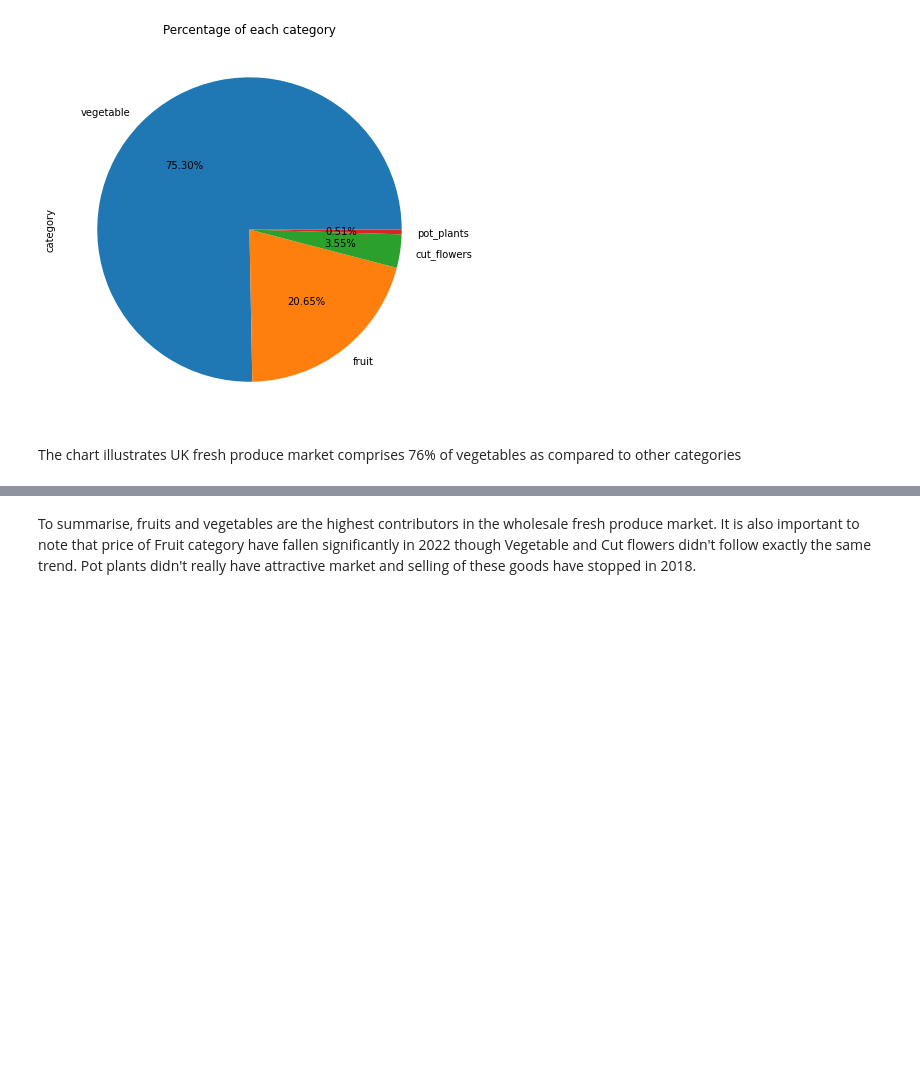
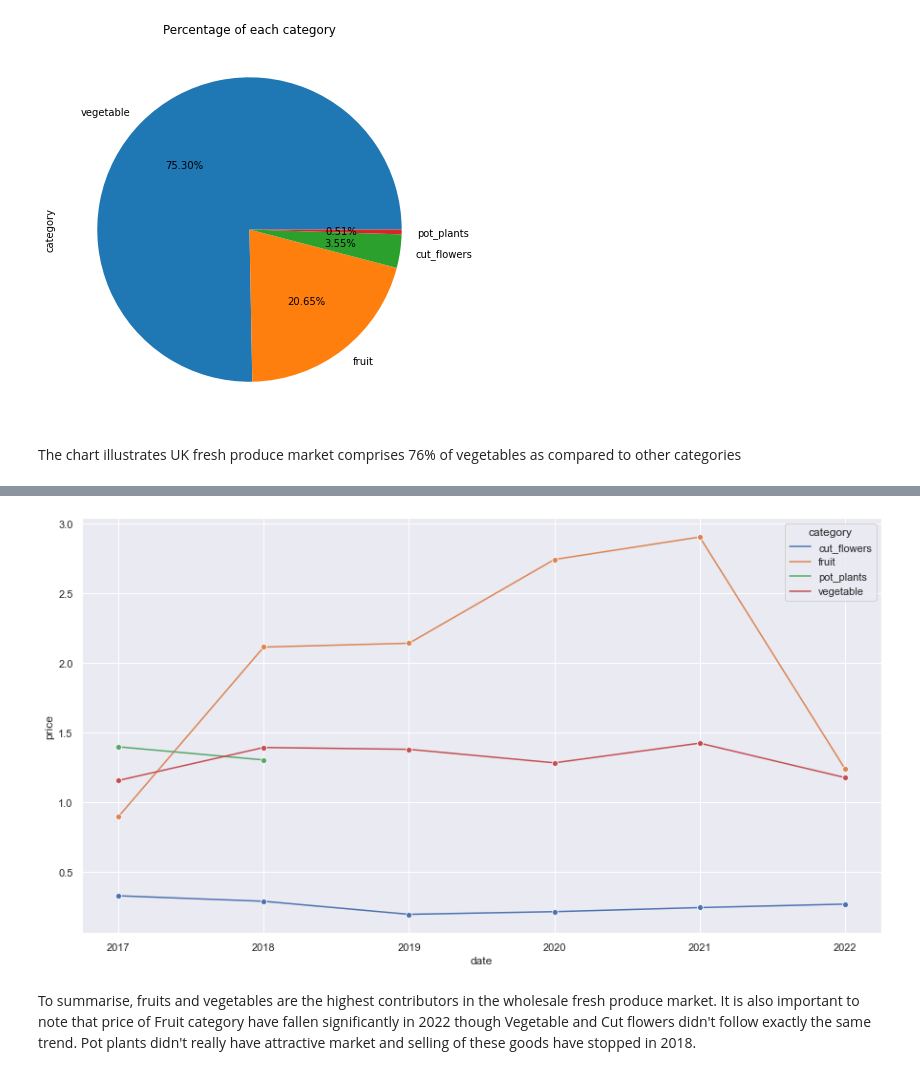
Before and after one commit to mythily33/data_analysis_fresh_produce_market, a Jupyter notebook: UK_Fruits_Veg_Prices.ipynb, the cells around one changed output, grey strips where cells are left out. Cells and saved outputs as stored; diff of their text form; code cells hidden in the pictures; blank space fills up the shorter version.

Commit message:
Fixed Chart Size

```diff
--- a/UK_Fruits_Veg_Prices.ipynb
+++ b/UK_Fruits_Veg_Prices.ipynb
@@ -103,17 +103,19 @@ fig.show()
 # %%
 # Define Plot Size
 
-fig, axs = plt.subplots(figsize=(20,8))
+fig, axs = plt.subplots(figsize=(15,8))
 
 # Calculate yearly average price for each category
 
 avg_price = df.groupby([df["date"].dt.year, "category"])["price"].mean().reset_index()
 
 
 # Using Seaborn library to plot line chart
 
 sns.set_theme(style="darkgrid")
 sns.lineplot(data = avg_price, x="date", y="price", hue="category", marker="o")
 plt.show()
+# %% [output]
+[figure, added]
 # %% [markdown]
 To summarise, fruits and vegetables are the highest contributors in the wholesale fresh produce market. It is also important to note that price of Fruit category have fallen significantly in 2022 though Vegetable and Cut flowers didn't follow exactly the same trend. Pot plants didn't really have attractive market and selling of these goods have stopped in 2018.
```
Also changed, not shown: parts of 1 cell of this notebook.
